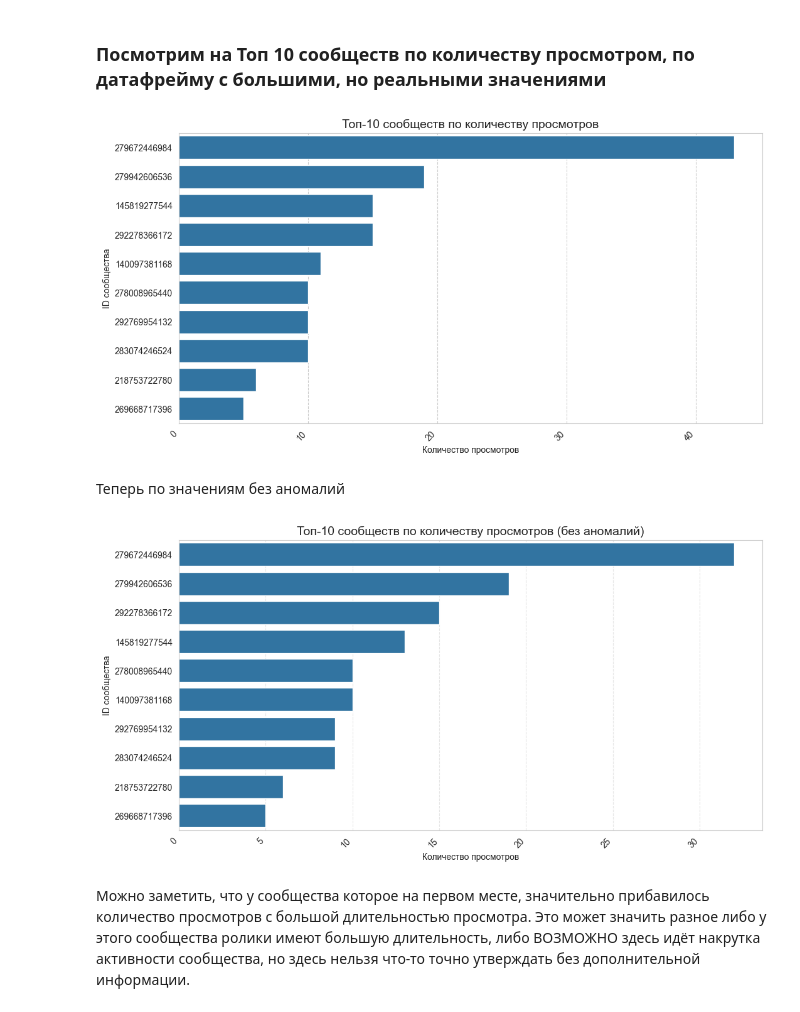
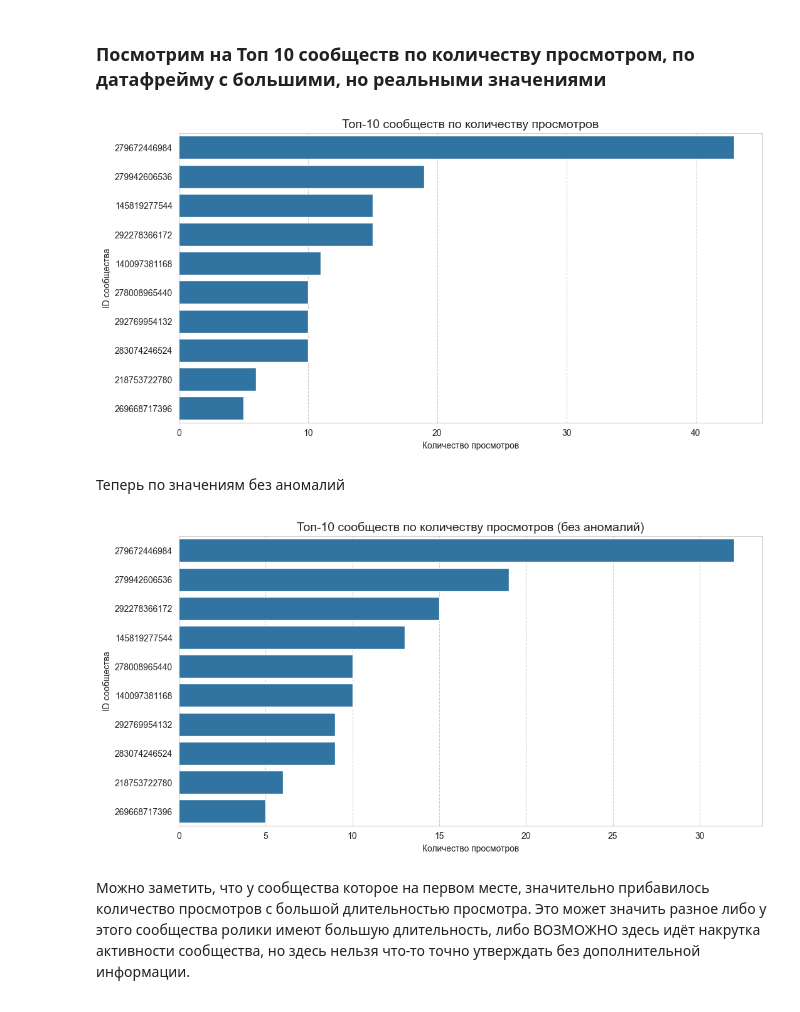
Before and after one commit to DanSikQ/VK-test, a Jupyter notebook: VK_Video/vk_video_test.ipynb, the cells around one changed output. Drawn from its saved outputs; the diff is of its cells as text; code cells hidden in the pictures.

```diff
--- a/VK_Video/vk_video_test.ipynb
+++ b/VK_Video/vk_video_test.ipynb
@@ -156,37 +156,35 @@ plt.title('Топ-10 сообществ по количеству просмот
 plt.xlabel('Количество просмотров')
 plt.ylabel('ID сообщества')
 plt.grid(axis='x', linestyle='--', alpha=1)
-plt.xticks(rotation=45, ha='right')
 plt.show()
 # %% [output]
-[figure, old version]
+[figure, new version]
 # %% [markdown]
 Теперь по значениям без аномалий
 # %%
 # Получаем топ-10 владельцев видео
 top_owners = (df_video_proc
               .groupby('video_owner_id', as_index=False)
               .size()
               .sort_values('size', ascending=False)
               .rename(columns={'size': 'video_count'})
               .head(10))
 
 # Создаем график
 plt.figure(figsize=(12, 6))
 sns.barplot(data=top_owners,
             x='video_count',
             y='video_owner_id',
             orient='h',
             order=top_owners['video_owner_id'])
 
 plt.title('Топ-10 сообществ по количеству просмотров (без аномалий)', fontsize=14)
 plt.xlabel('Количество просмотров')
 plt.ylabel('ID сообщества')
-plt.xticks(rotation=45, ha='right')
 plt.grid(axis='x', linestyle='--', alpha=1)
 plt.show()
 # %% [output]
-[figure, old version]
+[figure, new version]
 # %% [markdown]
 Можно заметить, что у сообщества которое на первом месте, значительно прибавилось количество просмотров с большой длительностью просмотра. Это может значить разное либо у этого сообщества ролики имеют большую длительность, либо ВОЗМОЖНО здесь идёт накрутка активности сообщества, но здесь нельзя что-то точно утверждать без дополнительной информации.
 # %% [markdown]
```
